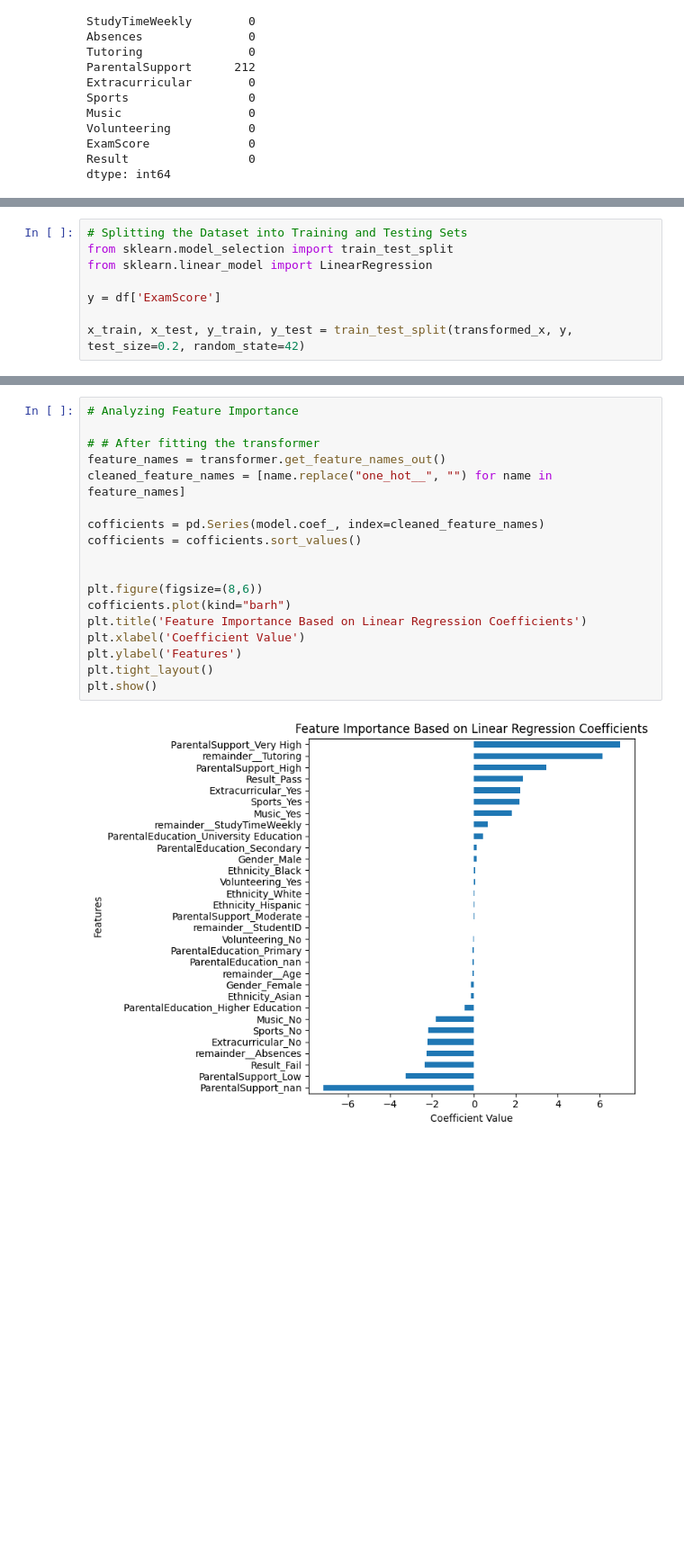
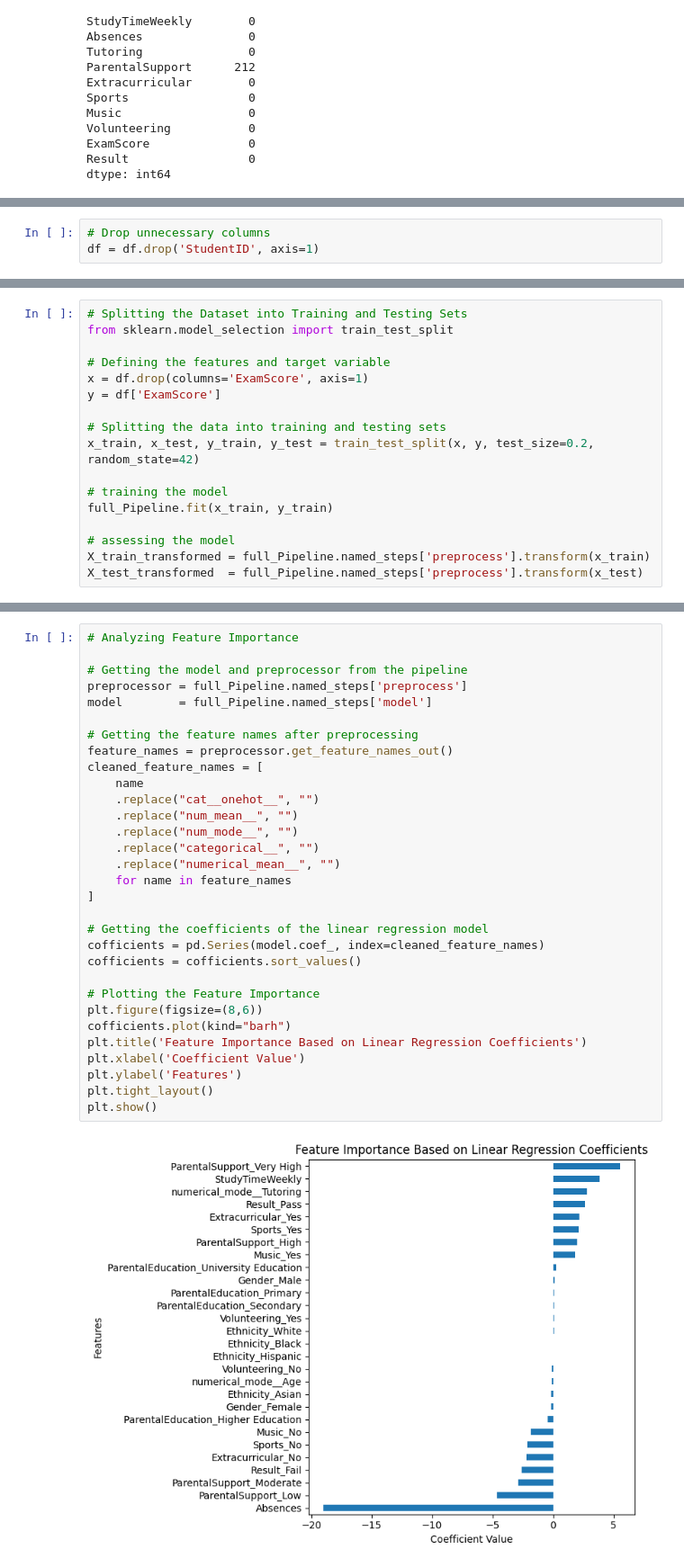
Before and after one commit to muhammederbay10/Student-Performance-Prediction, a Jupyter notebook: Student Performance Prediction.ipynb, the cells around one changed output, grey strips where cells are left out. Shown: that part at 90% size. Saved outputs shown, nothing was run; the diff lists cells and outputs as text; blank space fills up the shorter version.

Commit message:
Remove HAndled missing values with impute and outdated student performance prediction model and add new pipeline for preprocessing and model training.

```diff
--- a/Student Performance Prediction.ipynb
+++ b/Student Performance Prediction.ipynb
@@ -82,0 +69,3 @@ dtype: int64
+# %%
+# Drop unnecessary columns
+df = df.drop('StudentID', axis=1)
@@ -154,8 +194,17 @@ pd.DataFrame(transformed_x)
 # %%
 # Splitting the Dataset into Training and Testing Sets
 from sklearn.model_selection import train_test_split
-from sklearn.linear_model import LinearRegression
 
+# Defining the features and target variable
+x = df.drop(columns='ExamScore', axis=1)
 y = df['ExamScore']
 
-x_train, x_test, y_train, y_test = train_test_split(transformed_x, y, test_size=0.2, random_state=42)
+# Splitting the data into training and testing sets
+x_train, x_test, y_train, y_test = train_test_split(x, y, test_size=0.2, random_state=42)
+
+# training the model
+full_Pipeline.fit(x_train, y_train)
+
+# assessing the model
+X_train_transformed = full_Pipeline.named_steps['preprocess'].transform(x_train)
+X_test_transformed  = full_Pipeline.named_steps['preprocess'].transform(x_test)
@@ -211,23 +254,36 @@ Mean Squared Error:
 # %%
 # Analyzing Feature Importance
 
-# # After fitting the transformer
-feature_names = transformer.get_feature_names_out()
-cleaned_feature_names = [name.replace("one_hot__", "") for name in feature_names]
+# Getting the model and preprocessor from the pipeline
+preprocessor = full_Pipeline.named_steps['preprocess']
+model        = full_Pipeline.named_steps['model']
 
+# Getting the feature names after preprocessing
+feature_names = preprocessor.get_feature_names_out()
+cleaned_feature_names = [
+    name
+    .replace("cat__onehot__", "")
+    .replace("num_mean__", "")
+    .replace("num_mode__", "")
+    .replace("categorical__", "")
+    .replace("numerical_mean__", "")
+    for name in feature_names
+]
+
+# Getting the coefficients of the linear regression model
 cofficients = pd.Series(model.coef_, index=cleaned_feature_names)
 cofficients = cofficients.sort_values()
 
-
+# Plotting the Feature Importance
 plt.figure(figsize=(8,6))
 cofficients.plot(kind="barh")
 plt.title('Feature Importance Based on Linear Regression Coefficients')
 plt.xlabel('Coefficient Value')
 plt.ylabel('Features')
 plt.tight_layout()
 plt.show()
 # %% [output]
-[figure, old version]
+[figure, new version]
 # %%
 # Saving the Model
 import pickle
```
Also changed, not shown: parts of 12 cells of this notebook, 2 other files.
